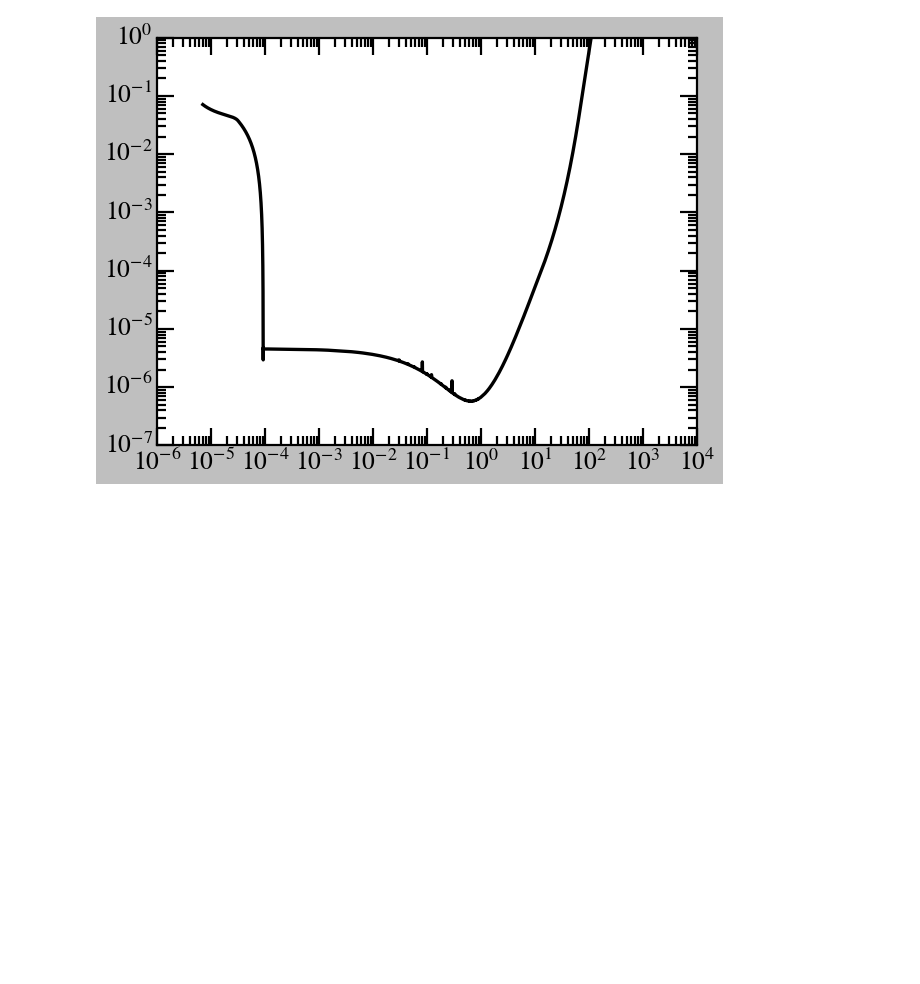
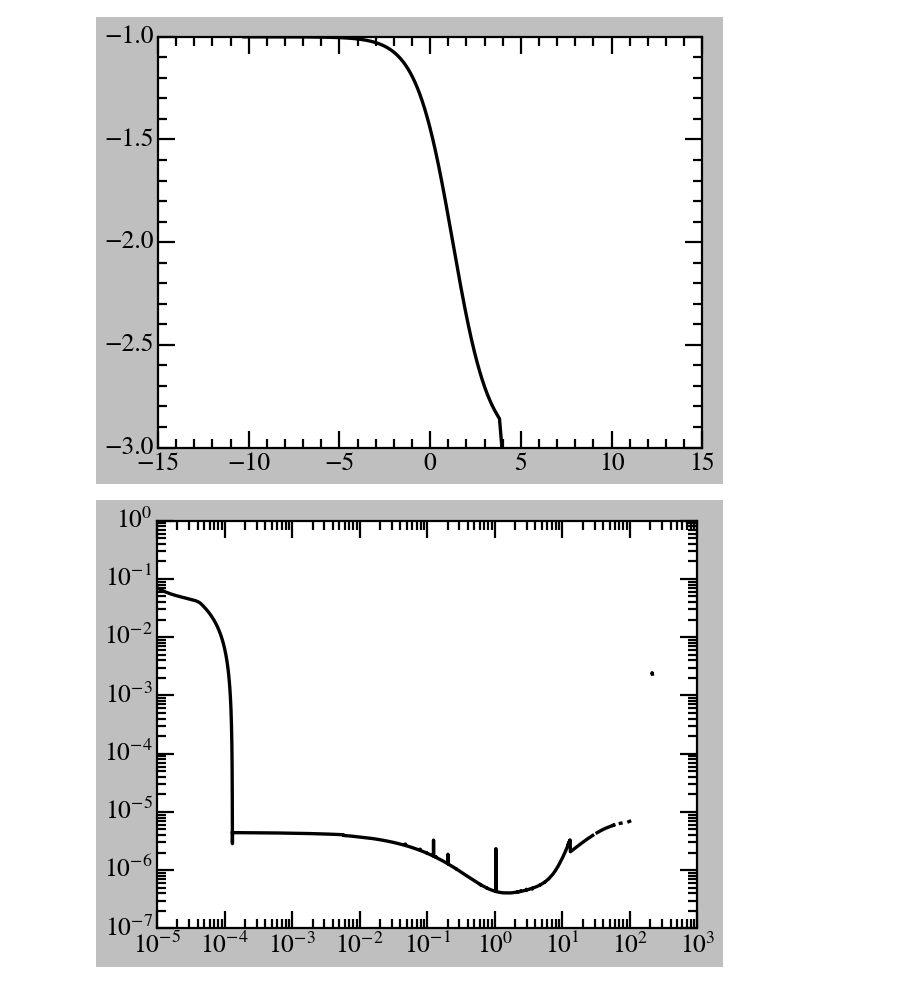
Before and after one commit to vinh-qtran/eddington_ICs_sampling, a Jupyter notebook: example.ipynb, the cells around one changed output. Drawn from its saved outputs; the diff is of its cells as text; code cells hidden in the pictures; blank space fills up the shorter version.

```diff
--- a/example.ipynb
+++ b/example.ipynb
@@ -96,6 +121,29 @@ part_vs = np.array([part_vx, part_vy, part_vz]).T
+# %%
+_lin_lin_dlogrho_dlogr_interp = nfw_ics._get_interp(
+    (np.log(nfw_ics.r_bins[:-1]) + np.log(nfw_ics.r_bins[1:])) / 2,
+    np.diff(np.log(nfw_ics.rho_bins)) / np.diff(np.log(nfw_ics.r_bins))
+)
+
+plt.plot(
+    (np.log(nfw_ics.r_bins[:-1]) + np.log(nfw_ics.r_bins[1:])) / 2,
+    np.diff(np.log(nfw_ics.rho_bins)) / np.diff(np.log(nfw_ics.r_bins)),
+    label='NFW', color='black'
+)
+
+# plt.plot(nfw_ics.r_bins, _lin_lin_dlogrho_dlogr_interp(np.log(nfw_ics.r_bins)), label='NFW', color='black')
+
+# plt.xscale('log')
+# plt.yscale('log')
+
+plt.ylim(-3,-1)
+
+plt.tight_layout()
+plt.show()
+# %% [output]
+[figure, added]
 # %%
 rho_mass = nfw_ics.rho_bins > 0
-plt.plot(nfw_ics.r_bins[rho_mass], np.abs(nfw_reconstructed_rho_bins[rho_mass]/nfw_ics.rho_bins[rho_mass] - 1), label='NFW', color='black')
+plt.plot(nfw_ics.r_bins[rho_mass] / nfw_ics.rs, np.abs(nfw_reconstructed_rho_bins[rho_mass]/nfw_ics.rho_bins[rho_mass] - 1), label='NFW', color='black')
 
 plt.xscale('log')
 plt.yscale('log')
@@ -105,7 +153,7 @@ plt.ylim(1e-7,1)
 plt.tight_layout()
 plt.show()
 # %% [output]
-[figure, old version]
+[figure, new version]
 # %%
 class SimpleHaloInspection:
     def __init__(self,
```
Also changed, not shown: parts of 10 cells of this notebook, 5 other files.
